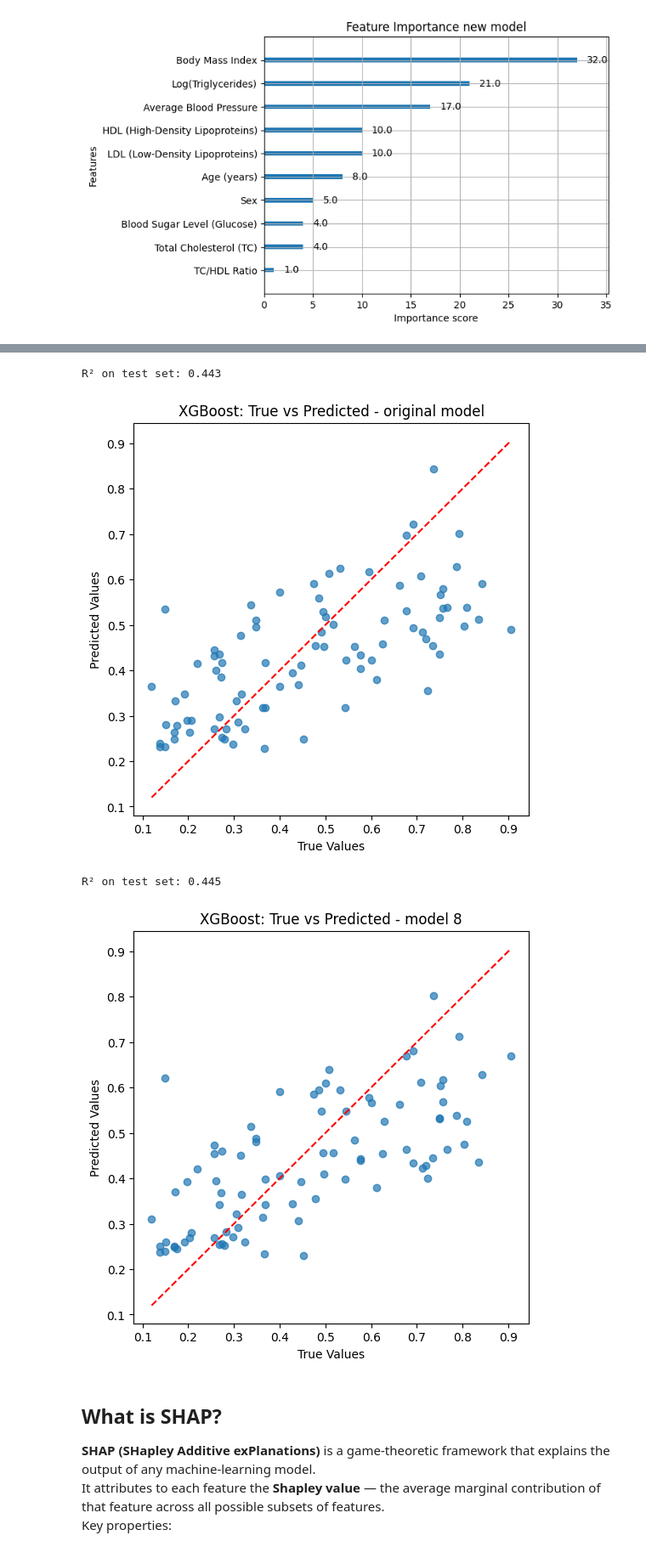
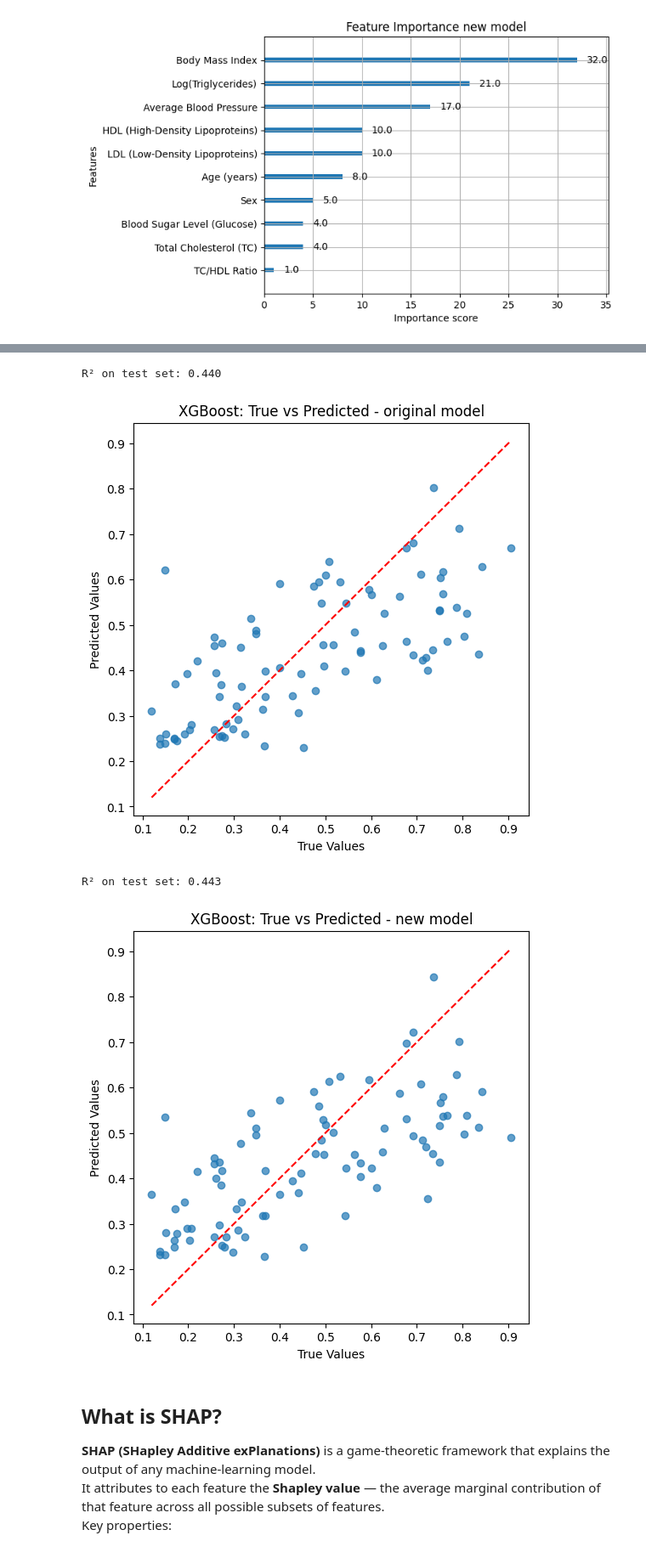
Before and after one commit to AICINEFOICSEV/esercizio, a Jupyter notebook: Lesson_5_Shap_xgboost_ISS.ipynb, the cells around one changed output, grey strips where cells are left out. Shown at 85% size. Saved outputs shown, nothing was run; the diff lists cells and outputs as text; code cells hidden in the pictures.

```diff
--- a/Lesson_5_Shap_xgboost_ISS.ipynb
+++ b/Lesson_5_Shap_xgboost_ISS.ipynb
@@ -285,5 +290,5 @@ Best CV MSE: 0.0280
 # %%
-# Re-define and re-fit 'model' with its original parameters (from cell UwseZMjjImTm)
+# Re-define and re-fit 'model' with its original parameters
 params_original = {
     "tree_method": "hist",
     "booster": "gbtree",
@@ -308,7 +313,7 @@ params_original = {
 model = xgb.XGBRegressor(**params_original)
 model.fit(X_train, y_train, eval_set=[(X_val, y_val)], verbose=False)
 
-# Re-define and re-fit 'new_model' with its optimized parameters (from cell XVdRmKWCZQrM)
+# Re-define and re-fit 'new_model' with its optimized parameters
 params_optimized = {
     "tree_method": "hist",
     "booster": "gbtree",
@@ -320,9 +325,9 @@ params_optimized = {
     "min_child_weight": 1,
     "reg_lambda": 1,
     "reg_alpha": 0,
-    "n_estimators": 500,
+    "n_estimators": 0.4000000000000001,
     "eval_metric": "rmse",
-    "colsample_bytree": 1,
+    "colsample_bytree": 0.4000000000000001,
     "colsample_bylevel": 1,
     "colsample_bynode": 1,
     "subsample": 1,
@@ -352,7 +357,7 @@ xgb.to_graphviz(new_model, num_trees=400)
 [drawing not drawn]
 # %%
 # Make predictions on the test set
-predictions = new_model.predict(X_test)
+predictions = model.predict(X_test)
 
 # Compute R2 score
 r2 = r2_score(y_test, predictions)
@@ -367,27 +372,27 @@ plt.ylabel("Predicted Values")
 plt.title("XGBoost: True vs Predicted - original model")
 plt.show()
 # %% [output]
-R² on test set: 0.443
+R² on test set: 0.440
-[figure, old version]
+[figure, new version]
 # %%
 # Make predictions on the test set
-predictions_new = new_model.predict(X_test)
+predictions = new_model.predict(X_test)
 
 # Compute R2 score
-r2_new = r2_score(y_test, predictions_new)
-print(f"R² on test set: {r2_new:.3f}")
+r2 = r2_score(y_test, predictions)
+print(f"R² on test set: {r2:.3f}")
 
 # Scatter plot of true vs predicted
 plt.figure(figsize=(6,6))
 plt.scatter(y_test, predictions, alpha=0.7)
 plt.plot([y_test.min(), y_test.max()], [y_test.min(), y_test.max()], 'r--')
 plt.xlabel("True Values")
 plt.ylabel("Predicted Values")
 plt.title("XGBoost: True vs Predicted - new model")
 plt.show()
 # %% [output]
-R² on test set: 0.445
+R² on test set: 0.443
-[figure, old version]
+[figure, new version]
 # %% [markdown]
 ## What is SHAP?
 
```
Also changed, not shown: parts of 1 cell of this notebook.
